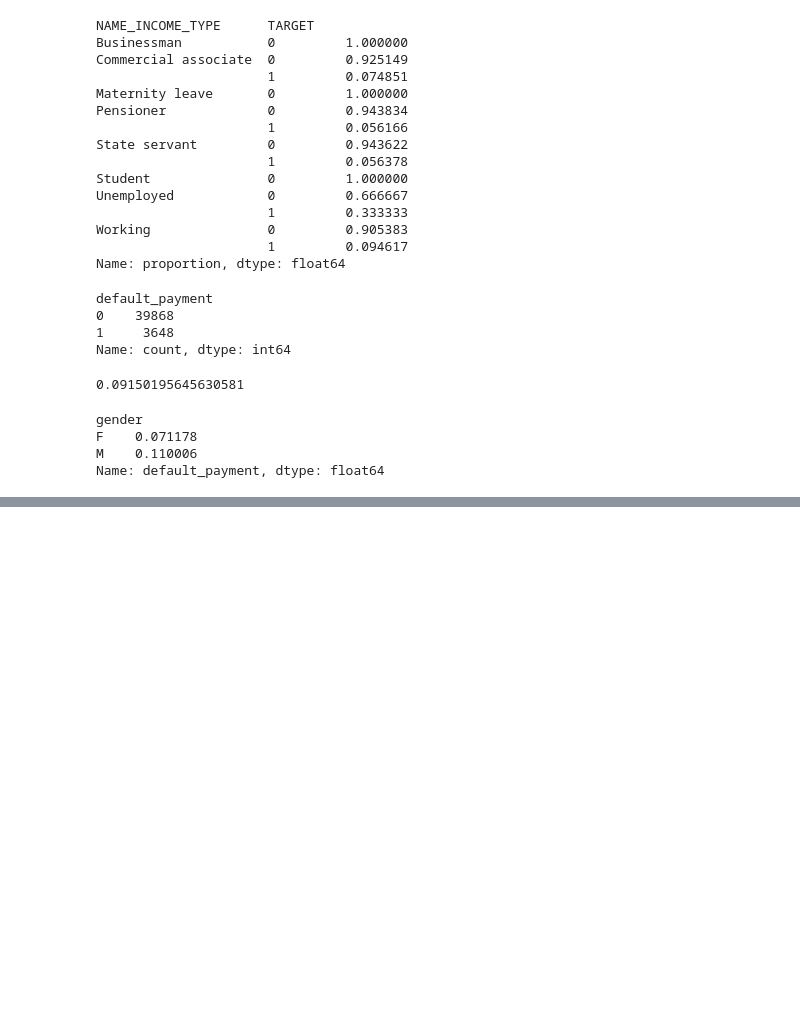
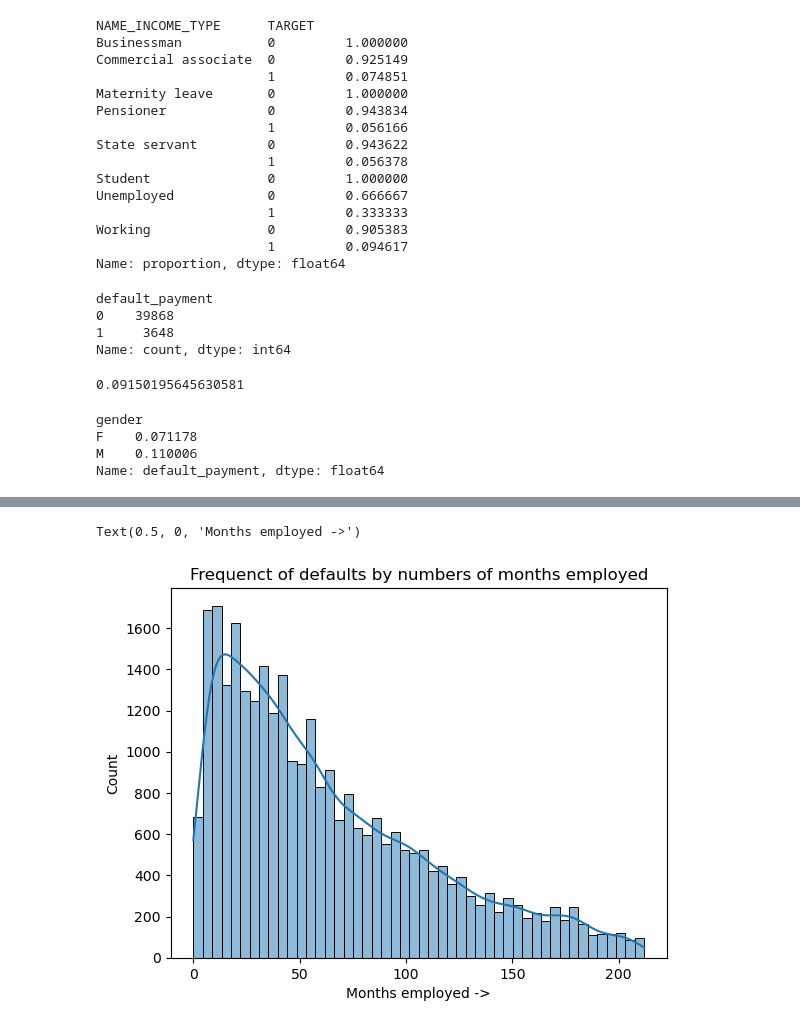
Before and after one commit to deveshpatwa/Pyhton-projects, a Jupyter notebook: bank loan/Final project.ipynb, the cells around one changed output, grey strips where cells are left out. Saved outputs shown, nothing was run; the diff lists cells and outputs as text; code cells hidden in the pictures; blank space fills up the shorter version.

```diff
--- a/bank loan/Final project.ipynb
+++ b/bank loan/Final project.ipynb
@@ -638,0 +671,2 @@ Name: default_payment, dtype: float64
+# %%
+df = ro(df,'days_employed')
@@ -638,0 +688,7 @@ Name: default_payment, dtype: float64
+# %%
+sns.histplot(x=round(abs(df.query('default_payment == 0').days_employed)/30,0),kde=True,data=df)
+plt.title('Frequenct of defaults by numbers of months employed')
+plt.xlabel('Months employed ->')
+# %% [output]
+Text(0.5, 0, 'Months employed ->')
+[figure, added]
```
Also changed, not shown: parts of 6 cells of this notebook, 3 other files.
